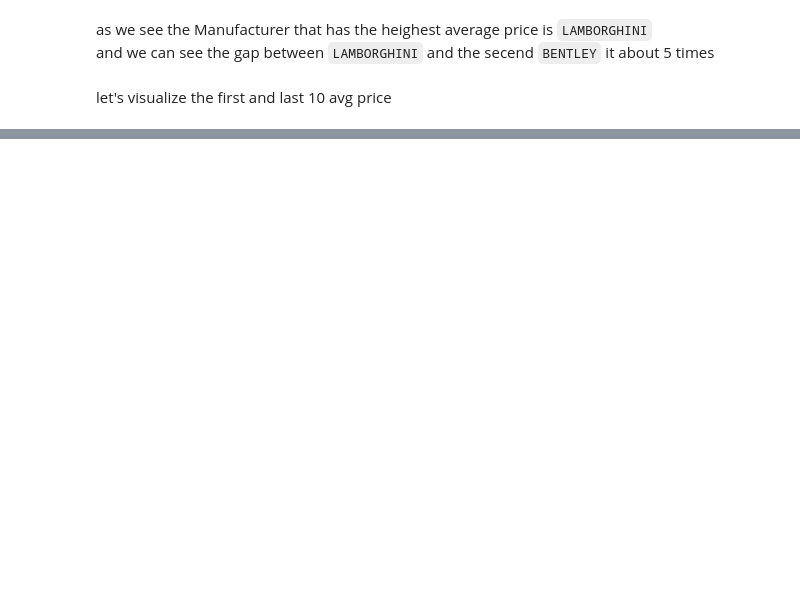
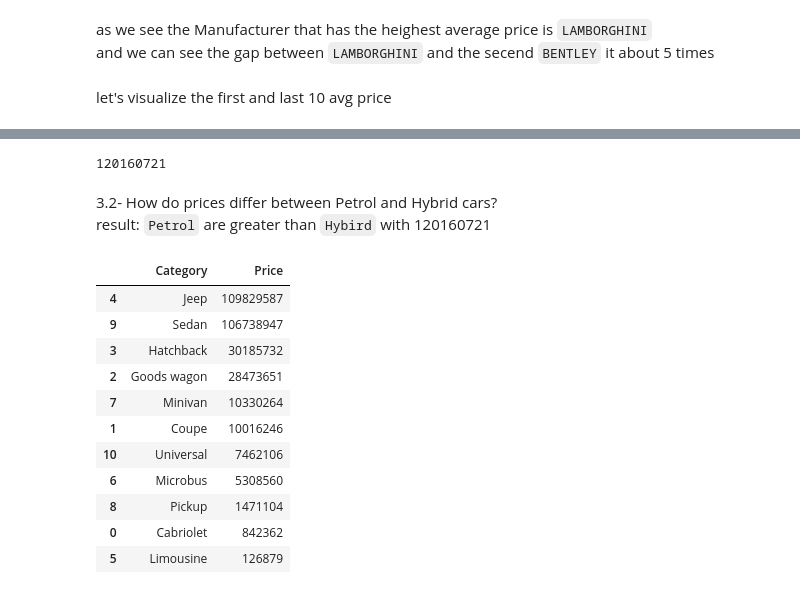
Before and after one commit to ahmeddiab1234/IEEE-CS--Amabsseador-AI-25, a Jupyter notebook: Final_Project/notebook.ipynb, the cells around one changed output, grey strips where cells are left out. Cells and saved outputs as stored; diff of their text form; code cells hidden in the pictures; blank space fills up the shorter version.

```diff
--- a/Final_Project/notebook.ipynb
+++ b/Final_Project/notebook.ipynb
@@ -274,0 +559,24 @@ plt.show()
+# %%
+print(153565681-33404960)
+# %% [output]
+120160721
+# %% [markdown]
+3.2- How do prices differ between Petrol and Hybrid cars?
+result: `Petrol` are greater than `Hybird` with 120160721
+# %%
+sum_price_by_category = car_sales.groupby(['Category'])['Price'].sum().reset_index()
+sum_price_by_category=sum_price_by_category.sort_values(by='Price',ascending=False)
+sum_price_by_category
+# %% [output]
+|  | Category | Price |
+| 4 | Jeep | 109829587 |
+| 9 | Sedan | 106738947 |
+| 3 | Hatchback | 30185732 |
+| 2 | Goods wagon | 28473651 |
+| 7 | Minivan | 10330264 |
+| 1 | Coupe | 10016246 |
+| 10 | Universal | 7462106 |
+| 6 | Microbus | 5308560 |
+| 8 | Pickup | 1471104 |
+| 0 | Cabriolet | 842362 |
+| 5 | Limousine | 126879 |
```
Also changed, not shown: parts of 47 cells of this notebook, 1 other file.
